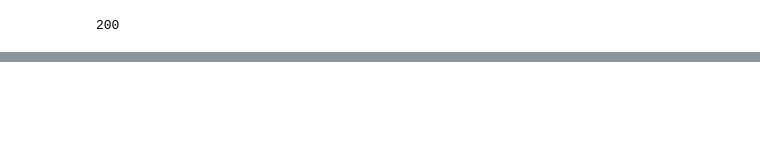
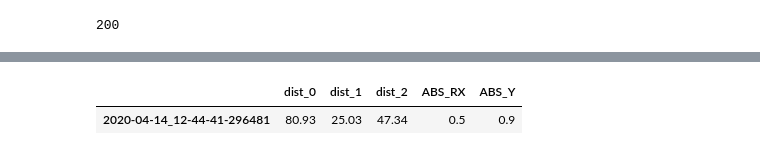
Before and after one commit to zepdev/self-driving-car, a Jupyter notebook: testing.ipynb, the cells around one changed output, grey strips where cells are left out. Saved outputs shown, nothing was run; the diff lists cells and outputs as text; code cells hidden in the pictures; blank space fills up the shorter version.

```diff
--- a/testing.ipynb
+++ b/testing.ipynb
@@ -32,0 +129,8 @@ response.json()
+# %%
+# Read file again
+
+response = s3_resource.Object(bucket, filename).get()
+pd.read_csv(response['Body'], index_col=0)
+# %% [output]
+|  | dist_0 | dist_1 | dist_2 | ABS_RX | ABS_Y |
+| 2020-04-14_12-44-41-296481 | 80.93 | 25.03 | 47.34 | 0.5 | 0.9 |
```
Also changed, not shown: parts of 19 cells of this notebook, 2 other files.
